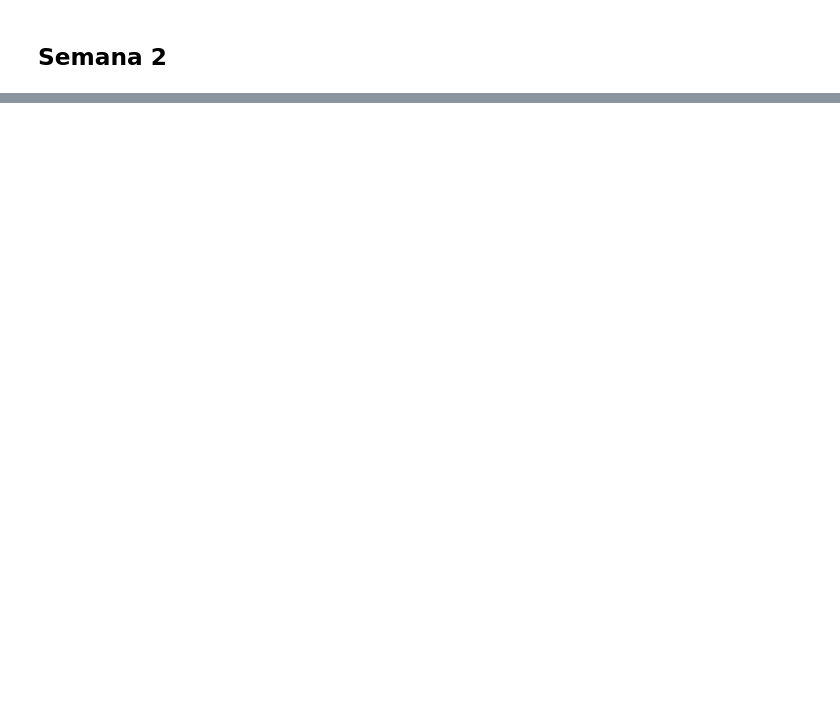
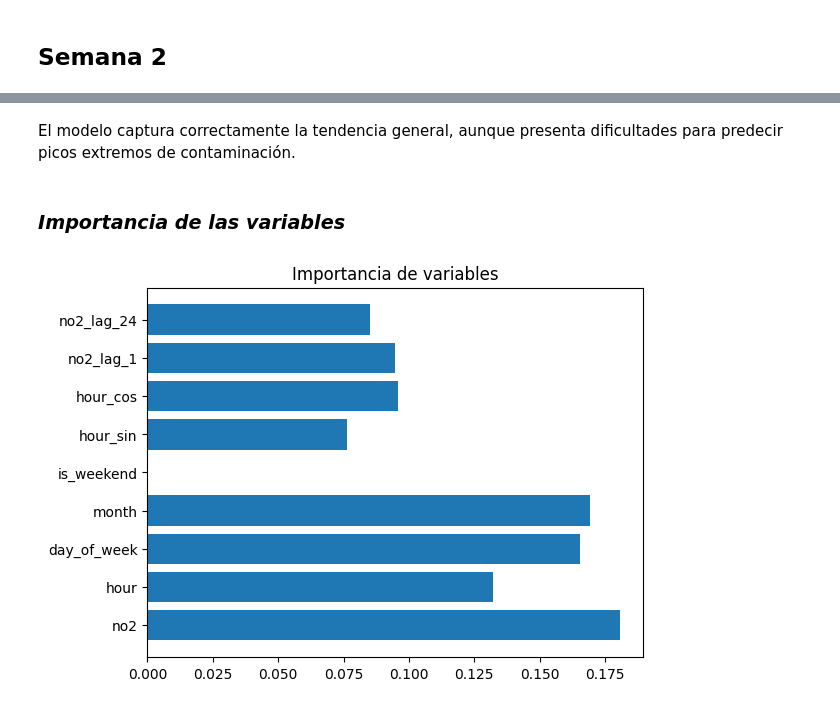
Before and after one commit to GuillenteN/Air-Quality-AI-Predictor, a Jupyter notebook: notebooks/proyecto.ipynb, the cells around one changed output, grey strips where cells are left out. Saved outputs shown, nothing was run; the diff lists cells and outputs as text; code cells hidden in the pictures; blank space fills up the shorter version.

```diff
--- a/notebooks/proyecto.ipynb
+++ b/notebooks/proyecto.ipynb
@@ -173,18 +180,5 @@ df = air.copy()
 # %%
-df = df_air.copy()
-
-df["hour"] = df["datetime"].dt.hour
+# Hora, día y mes
+df["hour"] = df["datetime"].dt.hour # hora del día (0–23)
 df["day_of_week"] = df["datetime"].dt.dayofweek
 df["month"] = df["datetime"].dt.month
-
-df["is_weekend"] = (df["day_of_week"] >= 5).astype(int)
-
-df["hour_sin"] = np.sin(2*np.pi*df["hour"]/24)
-df["hour_cos"] = np.cos(2*np.pi*df["hour"]/24)
-
-df["no2_lag_1"] = df["no2"].shift(1)
-df["no2_lag_24"] = df["no2"].shift(24)
-
-df["target"] = df["no2"].shift(-24)
-
-df = df.dropna()
@@ -192,0 +303,12 @@ df = df.dropna()
+# %% [markdown]
+El modelo captura correctamente la tendencia general, aunque presenta dificultades para predecir picos extremos de contaminación.
+# %% [markdown]
+### ***Importancia de las variables***
+# %%
+importances = model.feature_importances_
+
+plt.barh(X_train.columns, importances)
+plt.title("Importancia de variables")
+plt.show()
+# %% [output]
+[figure, added]
```
Also changed, not shown: parts of 35 cells of this notebook, 3 other files.
